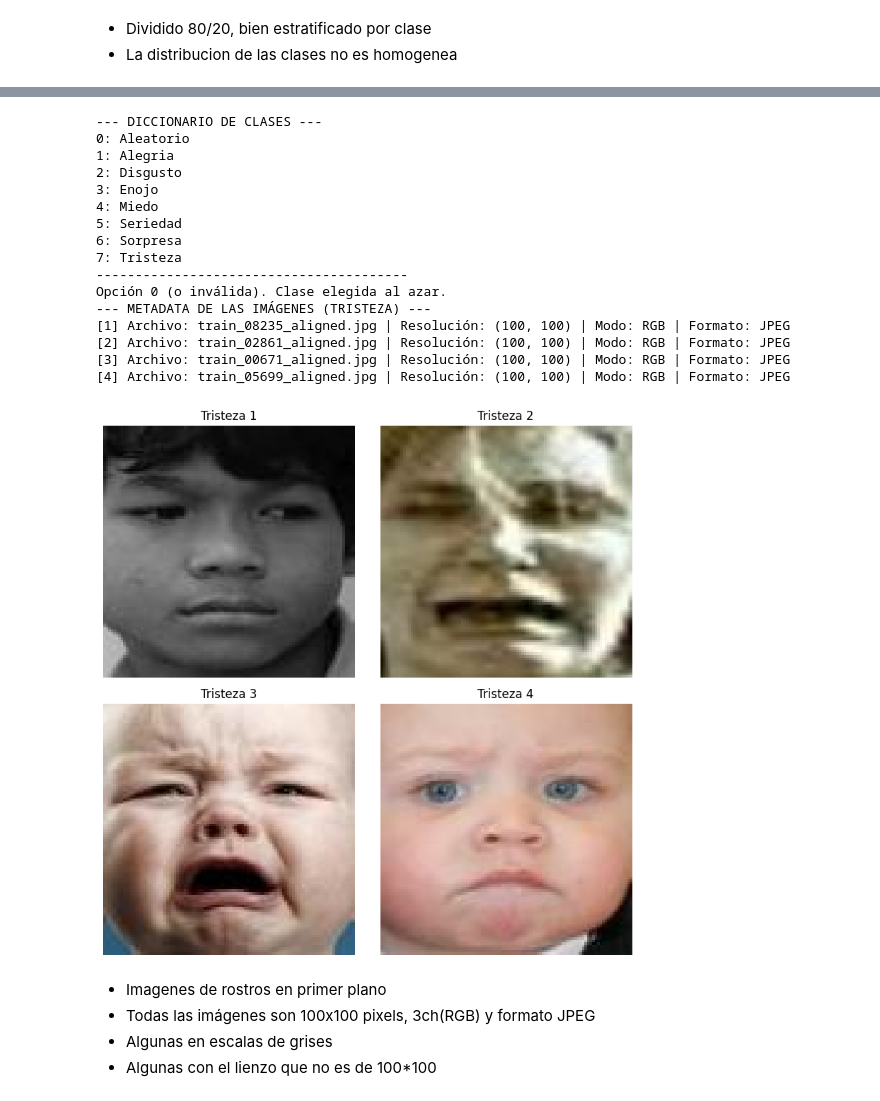
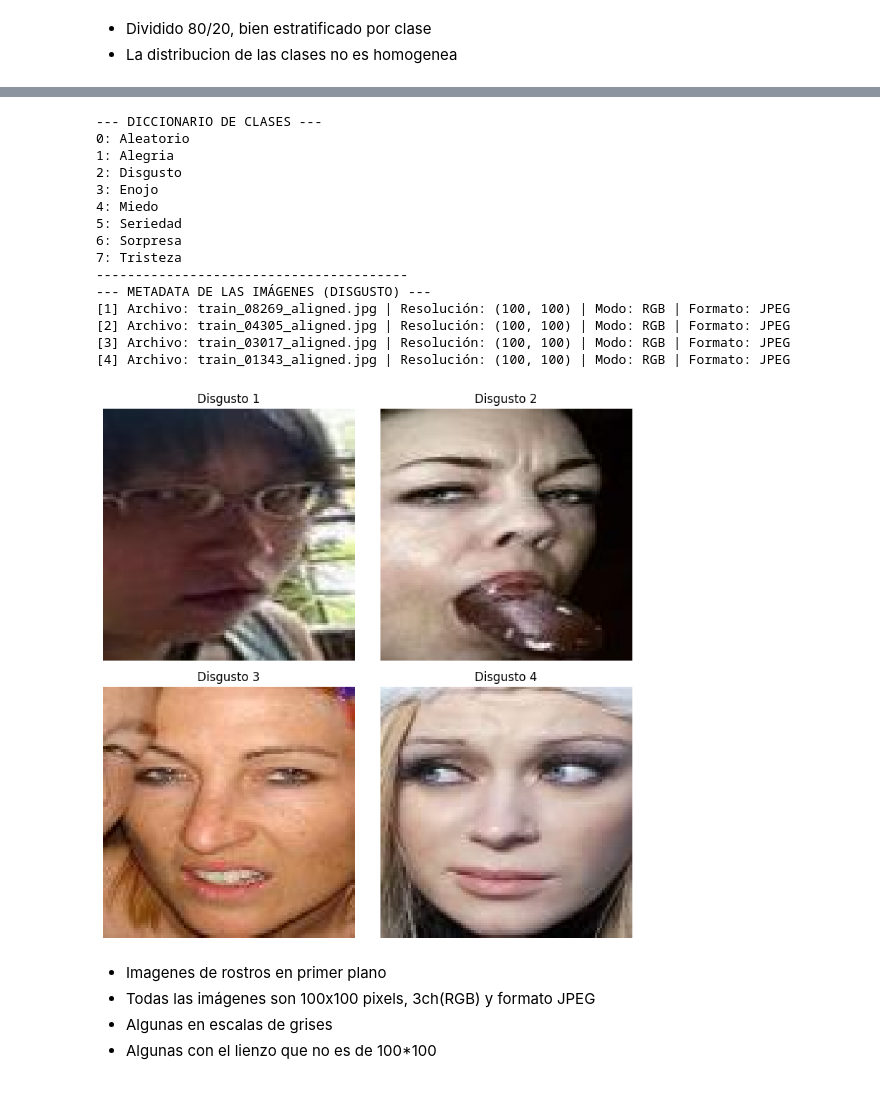
Before and after one commit to AndresMontesDeOca/Deep_Learning, a Jupyter notebook: MONTESDEOCA-ANDRES-DL-TP3-Co24.ipynb.ipynb, the cells around one changed output, grey strips where cells are left out. Cells and saved outputs as stored; diff of their text form; code cells hidden in the pictures.

```diff
--- a/MONTESDEOCA-ANDRES-DL-TP3-Co24.ipynb.ipynb
+++ b/MONTESDEOCA-ANDRES-DL-TP3-Co24.ipynb.ipynb
@@ -127,7 +144,7 @@ for k, v in diccionario_clases.items():
 print("-" * 40)
 
 # @markdown Ingresa el número de la clase que deseas visualizar:
-opcion_clase = 0 # @param {type:"integer"}
+opcion_clase = 2 # @param {type:"integer"}
 
 if 1 <= opcion_clase <= len(clases):
     clase_seleccionada = diccionario_clases[opcion_clase]
@@ -155,40 +172,39 @@ if imagenes_disponibles:
             ruta_imagen = os.path.join(ruta_clase, imagen_random)
             img = Image.open(ruta_imagen)
 
             print(f"[{i+1}] Archivo: {imagen_random} | Resolución: {img.size} | Modo: {img.mode} | Formato: {img.format}")
 
             # Mostrar la imagen con matplotlib
             if img.mode == 'L':
                 axes[i].imshow(img, cmap='gray')
             else:
                 axes[i].imshow(img)
 
             axes[i].set_title(f"{clase_seleccionada.capitalize()} {i+1}")
 
         axes[i].axis('off') # Ocultar ejes incluso si no hay imagen en ese espacio
 
     plt.tight_layout()
     plt.show()
 else:
     print(f"No se encontraron imágenes en la clase {clase_seleccionada}.")
 # %% [output]
 --- DICCIONARIO DE CLASES ---
 0: Aleatorio
 1: Alegria
 2: Disgusto
 3: Enojo
 4: Miedo
 5: Seriedad
 6: Sorpresa
 7: Tristeza
 ----------------------------------------
-Opción 0 (o inválida). Clase elegida al azar.
---- METADATA DE LAS IMÁGENES (TRISTEZA) ---
-[1] Archivo: train_08235_aligned.jpg | Resolución: (100, 100) | Modo: RGB | Formato: JPEG
-[2] Archivo: train_02861_aligned.jpg | Resolución: (100, 100) | Modo: RGB | Formato: JPEG
-[3] Archivo: train_00671_aligned.jpg | Resolución: (100, 100) | Modo: RGB | Formato: JPEG
-[4] Archivo: train_05699_aligned.jpg | Resolución: (100, 100) | Modo: RGB | Formato: JPEG
+--- METADATA DE LAS IMÁGENES (DISGUSTO) ---
+[1] Archivo: train_08269_aligned.jpg | Resolución: (100, 100) | Modo: RGB | Formato: JPEG
+[2] Archivo: train_04305_aligned.jpg | Resolución: (100, 100) | Modo: RGB | Formato: JPEG
+[3] Archivo: train_03017_aligned.jpg | Resolución: (100, 100) | Modo: RGB | Formato: JPEG
+[4] Archivo: train_01343_aligned.jpg | Resolución: (100, 100) | Modo: RGB | Formato: JPEG
-[figure, old version]
+[figure, new version]
 # %% [markdown]
 - Imagenes de rostros en primer plano
 - Todas las imágenes son 100x100 pixels, 3ch(RGB) y formato JPEG
```
Also changed, not shown: parts of 6 cells of this notebook.
